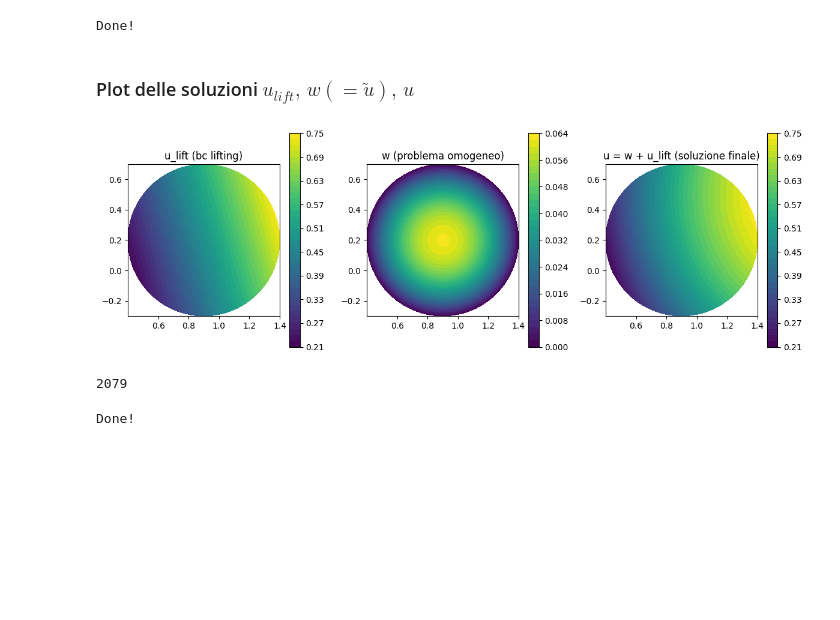
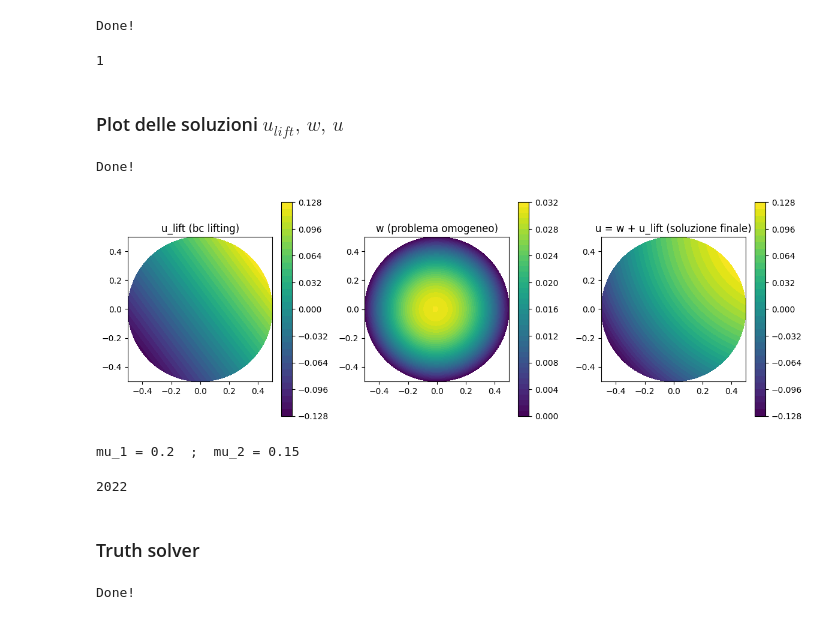
Before and after one commit to basilio-a-uni/ZEKROM, a Jupyter notebook: ZEKROM.ipynb, the cells around one changed output. Cells and saved outputs as stored; diff of their text form; code cells hidden in the pictures; blank space fills up the shorter version.

```diff
--- a/ZEKROM.ipynb
+++ b/ZEKROM.ipynb
@@ -8,15 +5,0 @@ $\text{Real title: Error control for reduced order models (a posteriori error es
-# %%
-#@title global variables
-
-def del_prints():
-    clear_output(wait=True)
-    print('Done!')
-
-bc_str = [
-    "0 * mu1 * x[0] + mu2 * x[1]",
-    "mu1 * x[0] + mu2 * x[1]",
-    "0 * mu1 + mu2 * sin(pi*x[0]*pi*x[1])",
-    "0 * mu1 + mu2 * sin(pi*x[0])*sin(pi*x[1])",
-    "0 * mu1 + mu2 * exp(-100 * ((x[0]-0.5)*(x[0]-0.5) + (x[1]-0.5)*(x[1]-0.5)))"
-          ]
-i=0
@@ -146,12 +137,10 @@ $$
 #@title Definizione della geometria $\Omega$
 # costruiamo la nostra geometria e generiamo la mesh con circa
 # 32 elementi per lato (triangoli di default)
-#Omega = Rectangle(Point(0, 0), Point(1, 1))
-Omega = Circle(Point(0.9, 0.2),0.5)
-#Omega = Omega - Circle(Point(0.9, 0.2),0.5)
+Omega = Circle(Point(0.0, 0.0),0.5)
 
-mesh_ = generate_mesh(Omega, 32)
-plot(mesh_)
+mesh = generate_mesh(Omega, 32)
+plot(mesh)
 # %% [output]
 [<matplotlib.lines.Line2D at 0x...>,
  <matplotlib.lines.Line2D at 0x...>]
@@ -160,7 +149,7 @@ plot(mesh_)
 #@title Definiamo $ \langle \varphi_i \rangle $  e  $ V_h $ con $ \varphi_i \in \mathbb{P}^1 $
 # definiamo le nostre funzioni di base (lagrangiane) sul nostro elemento finito
 V_element = FiniteElement('Lagrange', triangle, 1)
-V = FunctionSpace(mesh_, V_element) # = V_h
+V = FunctionSpace(mesh, V_element) # = V_h
 del_prints()
 # %% [output]
 Done!
@@ -306,13 +291,19 @@ solve(LHS_w, w_sol.vector(), RHS_w)
 del_prints()
 # %% [output]
 Done!
+# %%
+#@title Risoluzione per $w$
+w_sol = Function(V)
+solve(LHS_w, w_sol.vector(), RHS_w)
+# %% [output]
+1
 # %%
 #@title unione dei due risultati
 # calcolo soluzione finale: u = w + u_lift
 u_sol = Function(V)
 u_sol.vector()[:] = w_sol.vector() + ul_sol.vector()
 # %% [markdown]
-### Plot delle soluzioni $ u_{lift}, \, w (=\tilde{u}), \, u $
+### Plot delle soluzioni $ u_{lift}, \, w, \, u $
 # %%
 #@title plotting function
 def plottiaml(sol_list, titles=None):
@@ -342,18 +333,22 @@ def plottiaml(sol_list, titles=None):
     for j in range(n, len(axes)):
         fig.delaxes(axes[j])
     plt.tight_layout()
+    del_prints()
     plt.show()
 # %%
-plottiaml(
-    [ul_sol, w_sol, u_sol],
-    titles=["u_lift (bc lifting)", "w (problema omogeneo)", "u = w + u_lift (soluzione finale)"]
-)
+plottiaml([ ul_sol              ,  w_sol                 ,  u_sol                             ],
+          ["u_lift (bc lifting)", "w (problema omogeneo)", "u = w + u_lift (soluzione finale)"])
+print('mu_1 =',float(mu1), ' ; ','mu_2 =', float(mu2))
 # %% [output]
+Done!
-[figure, old version]
+[figure, new version]
+mu_1 = 0.2  ;  mu_2 = 0.15
 # %%
 N_dofs = len(u_sol.vector())
 N_dofs
 # %% [output]
-2079
+2022
+# %% [markdown]
+### Truth solver
 # %%
 #@title Truth solver (compressione di tutto in una funzione)
```
Also changed, not shown: parts of 49 cells of this notebook, 1 other file.
